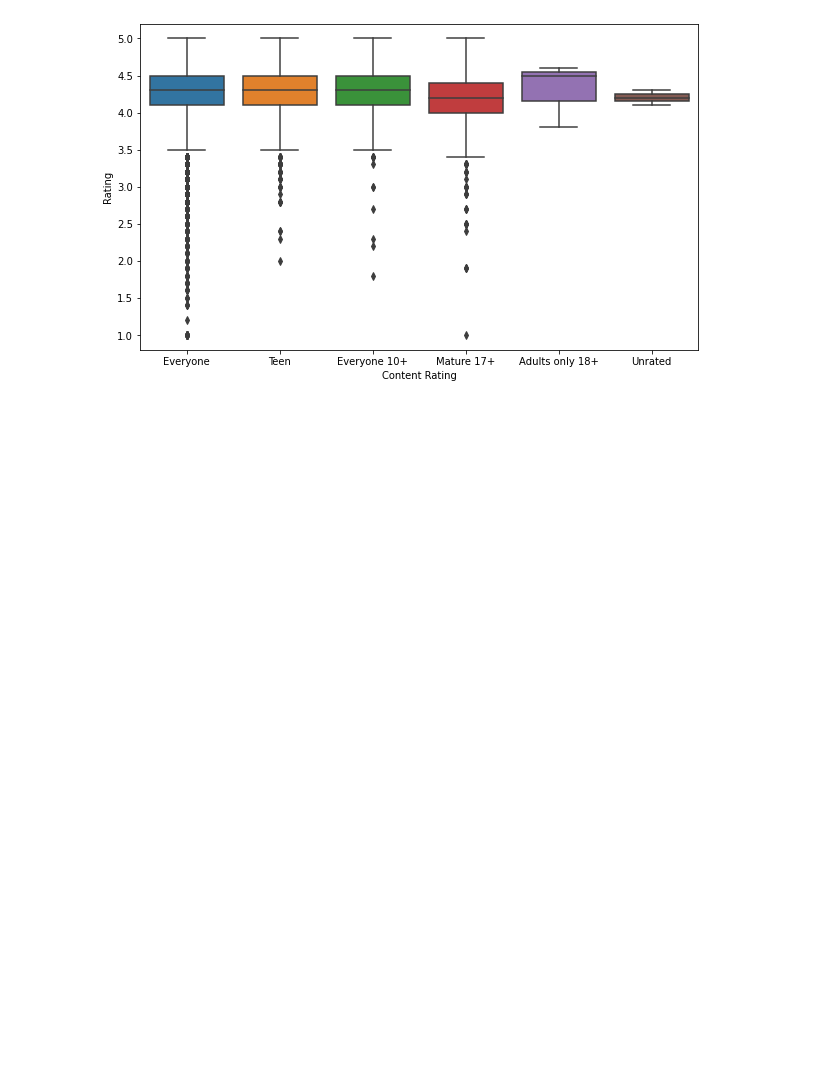
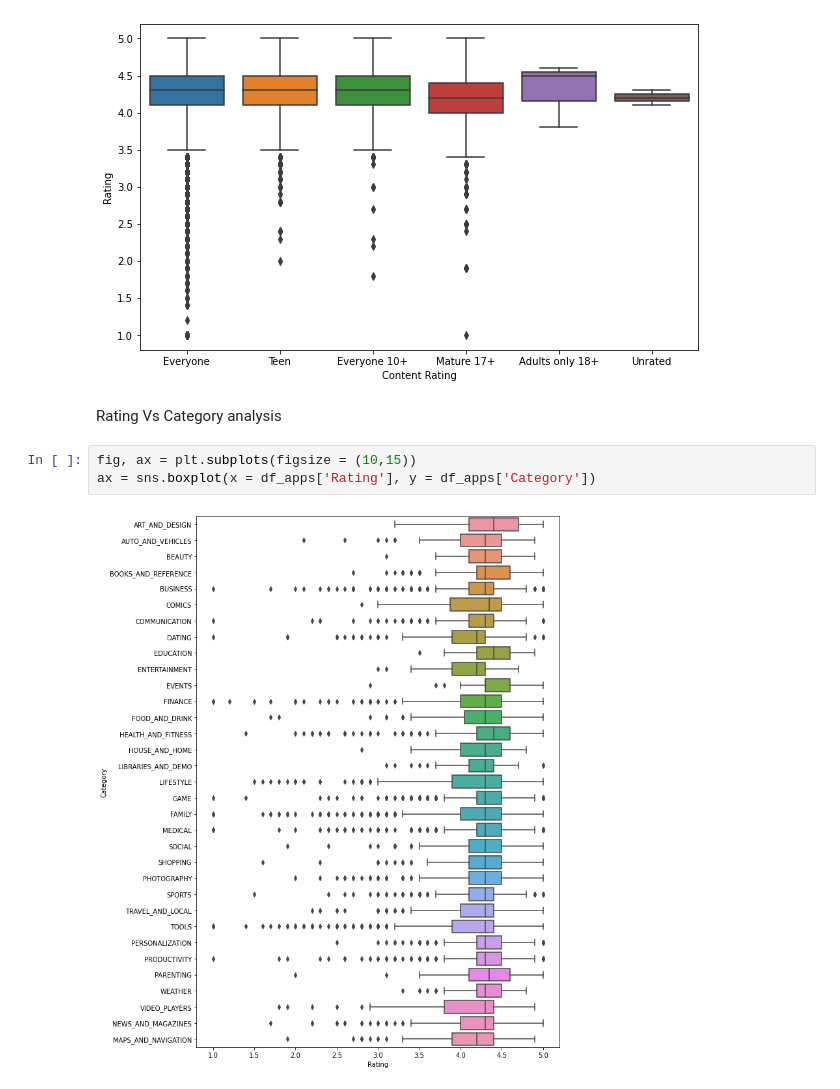
Before and after one commit to ganathetechie/AlmaBetter-Capstone-Project-1, a Jupyter notebook: Play_Store_App_Review_Analysis_Capstone_Project.ipynb, the cells around one changed output. Saved outputs shown, nothing was run; the diff lists cells and outputs as text; blank space fills up the shorter version.

```diff
--- a/Play_Store_App_Review_Analysis_Capstone_Project.ipynb
+++ b/Play_Store_App_Review_Analysis_Capstone_Project.ipynb
@@ -616,3 +611,10 @@ fig, ax = plt.subplots(figsize = (10,6))
 ax = sns.boxplot(x = df_apps['Content Rating'], y = df_apps['Rating'])
 # %% [output]
 [figure]
+# %% [markdown]
+Rating Vs Category analysis
+# %%
+fig, ax = plt.subplots(figsize = (10,15))
+ax = sns.boxplot(x = df_apps['Rating'], y = df_apps['Category'])
+# %% [output]
+[figure, added]
```
Also changed, not shown: parts of 4 cells of this notebook.
